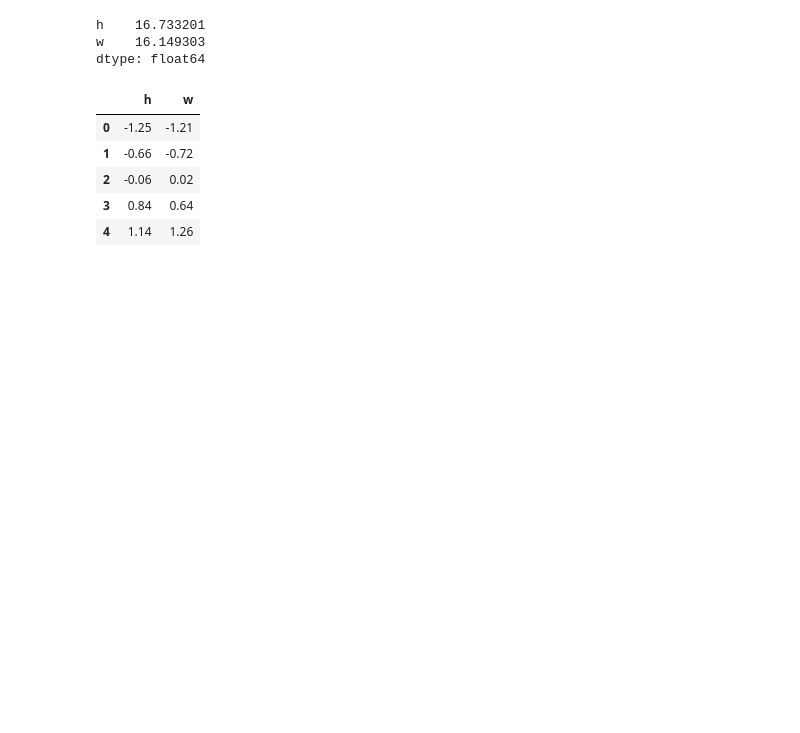
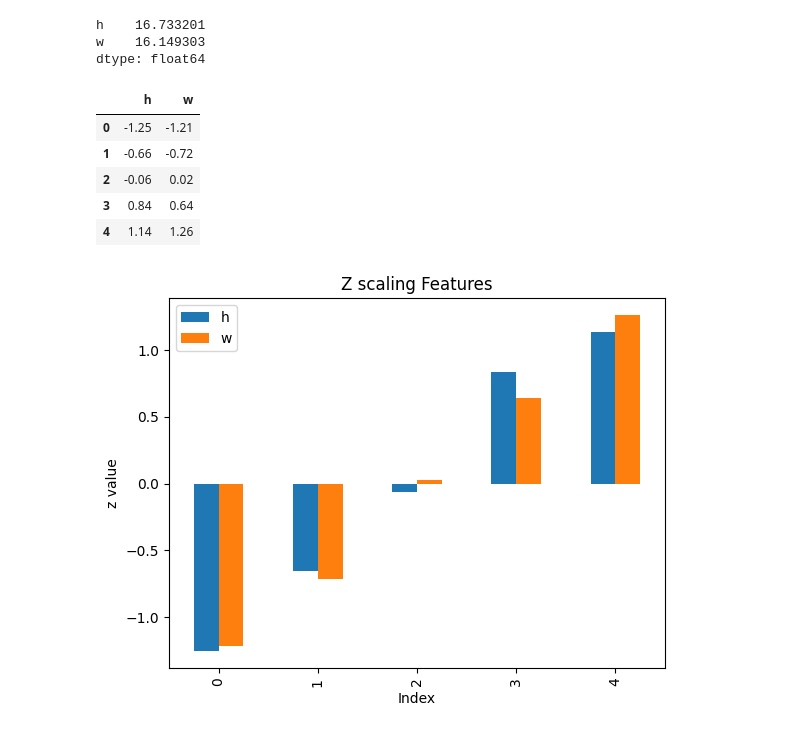
Before and after one commit to raaakibul/Phitron-Course, a Jupyter notebook: Machine_Learning/Module-3/Scaling,_Encoding,_and_Distances.ipynb, the cells around one changed output. Saved outputs shown, nothing was run; the diff lists cells and outputs as text; code cells hidden in the pictures; blank space fills up the shorter version.

```diff
--- a/Machine_Learning/Module-3/Scaling,_Encoding,_and_Distances.ipynb
+++ b/Machine_Learning/Module-3/Scaling,_Encoding,_and_Distances.ipynb
@@ -30,3 +30,10 @@ dtype: float64
 | 2 | -0.06 | 0.02 |
 | 3 | 0.84 | 0.64 |
 | 4 | 1.14 | 1.26 |
+# %%
+z.plot(kind='bar')
+plt.title("Z scaling Features")
+plt.xlabel("Index"); plt.ylabel('z value')
+plt.show()
+# %% [output]
+[figure, added]
```
Also changed, not shown: parts of 15 cells of this notebook.
